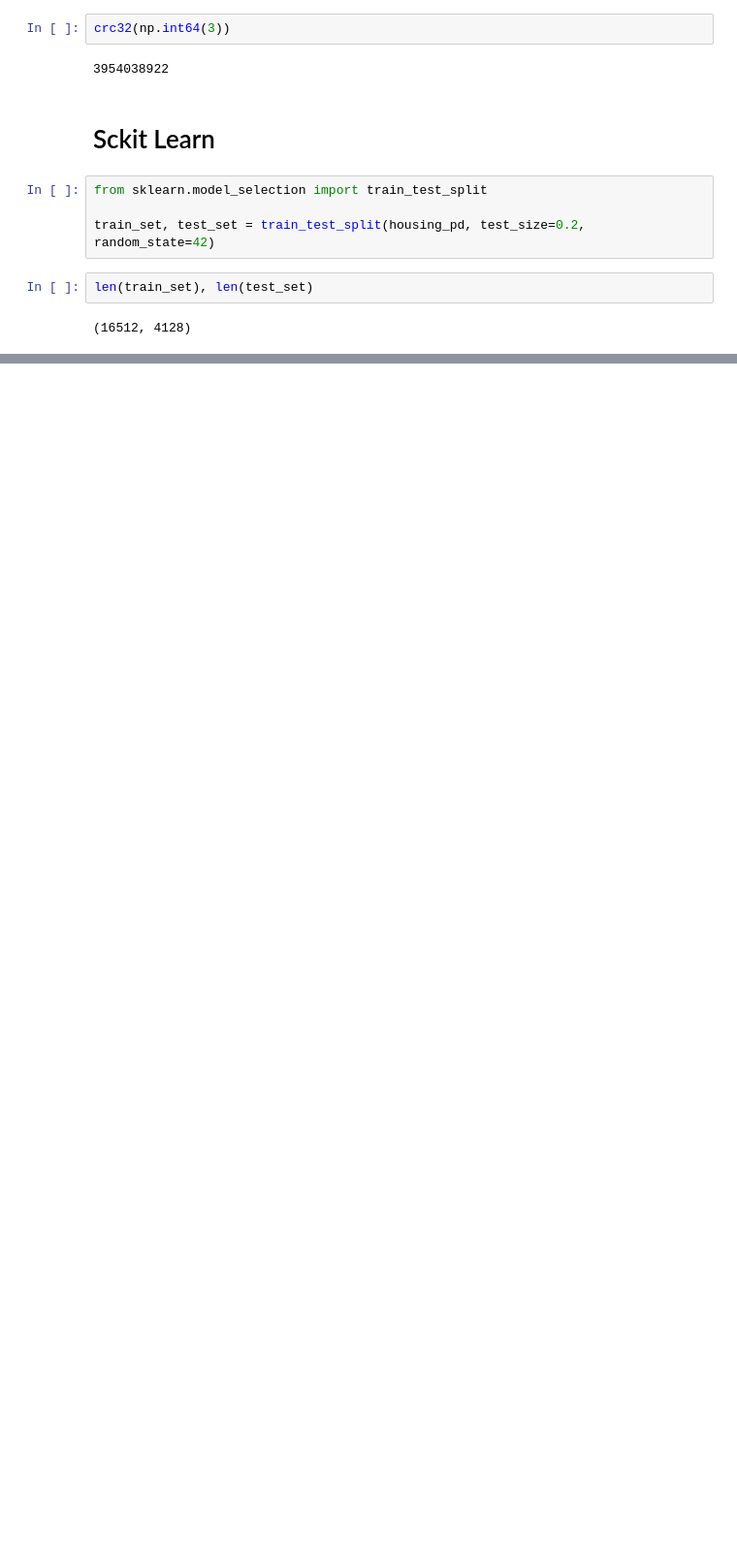
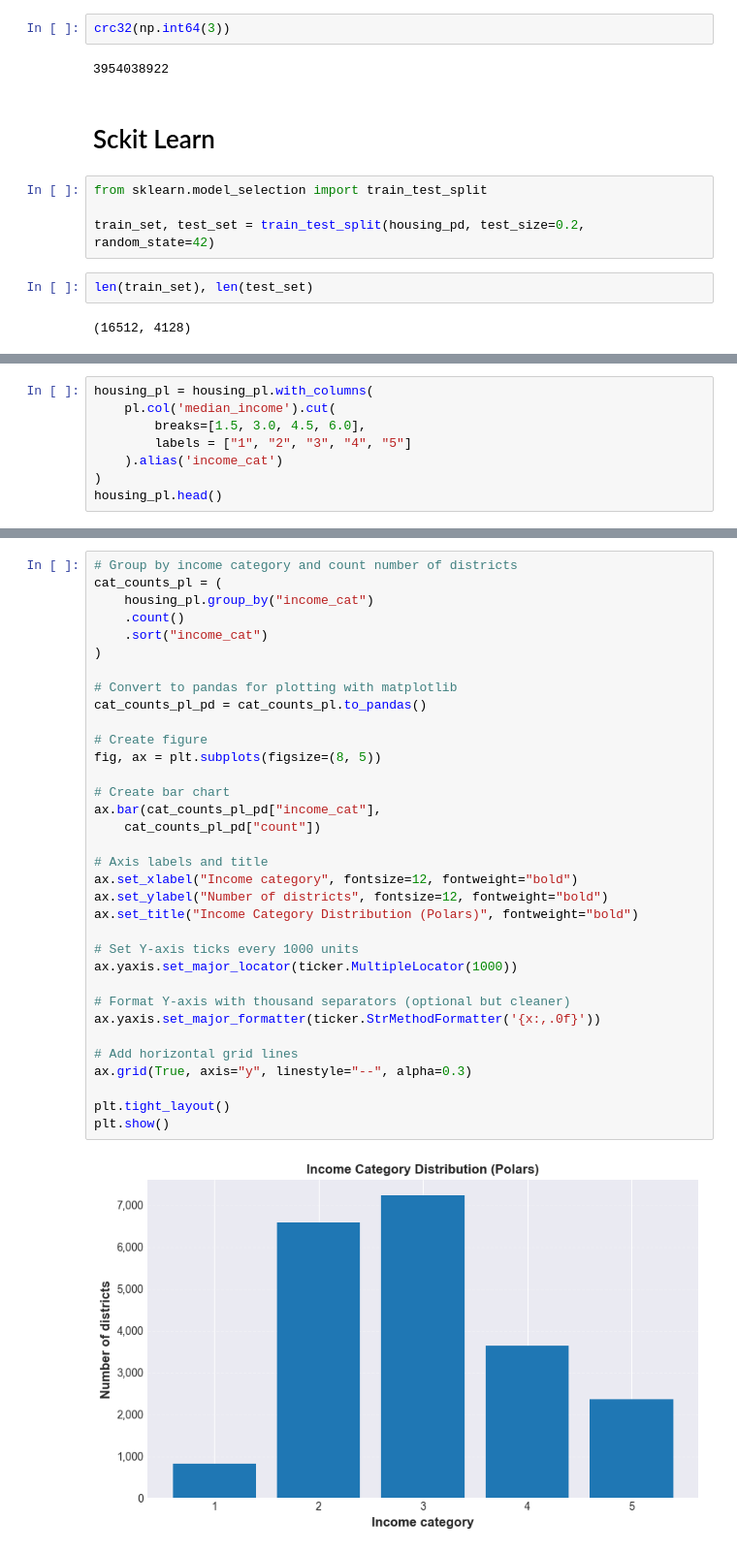
Before and after one commit to DavidCalebChaparroOrozco/Hands-OnMachineLearningwithScikit-LearnandPyTorch-Aur-lienG-ron, a Jupyter notebook: DataloadingExplorationPreparation/PracticeHousingDataset.ipynb, the cells around one changed output, grey strips where cells are left out. Shown at 97% size. Saved outputs shown, nothing was run; the diff lists cells and outputs as text; blank space fills up the shorter version.

```diff
--- a/DataloadingExplorationPreparation/PracticeHousingDataset.ipynb
+++ b/DataloadingExplorationPreparation/PracticeHousingDataset.ipynb
@@ -308,0 +329,8 @@ len(train_set), len(test_set)
+# %%
+housing_pl = housing_pl.with_columns(
+    pl.col('median_income').cut(
+        breaks=[1.5, 3.0, 4.5, 6.0],
+        labels = ["1", "2", "3", "4", "5"]
+    ).alias('income_cat')
+)
+housing_pl.head()
@@ -308,0 +366,36 @@ len(train_set), len(test_set)
+# %%
+# Group by income category and count number of districts
+cat_counts_pl = (
+    housing_pl.group_by("income_cat")
+    .count()
+    .sort("income_cat")
+)
+
+# Convert to pandas for plotting with matplotlib
+cat_counts_pl_pd = cat_counts_pl.to_pandas()
+
+# Create figure
+fig, ax = plt.subplots(figsize=(8, 5))
+
+# Create bar chart
+ax.bar(cat_counts_pl_pd["income_cat"],
+    cat_counts_pl_pd["count"])
+
+# Axis labels and title
+ax.set_xlabel("Income category", fontsize=12, fontweight="bold")
+ax.set_ylabel("Number of districts", fontsize=12, fontweight="bold")
+ax.set_title("Income Category Distribution (Polars)", fontweight="bold")
+
+# Set Y-axis ticks every 1000 units
+ax.yaxis.set_major_locator(ticker.MultipleLocator(1000))
+
+# Format Y-axis with thousand separators (optional but cleaner)
+ax.yaxis.set_major_formatter(ticker.StrMethodFormatter('{x:,.0f}'))
+
+# Add horizontal grid lines
+ax.grid(True, axis="y", linestyle="--", alpha=0.3)
+
+plt.tight_layout()
+plt.show()
+# %% [output]
+[figure, added]
```
Also changed, not shown: parts of 23 cells of this notebook, 1 other file.
